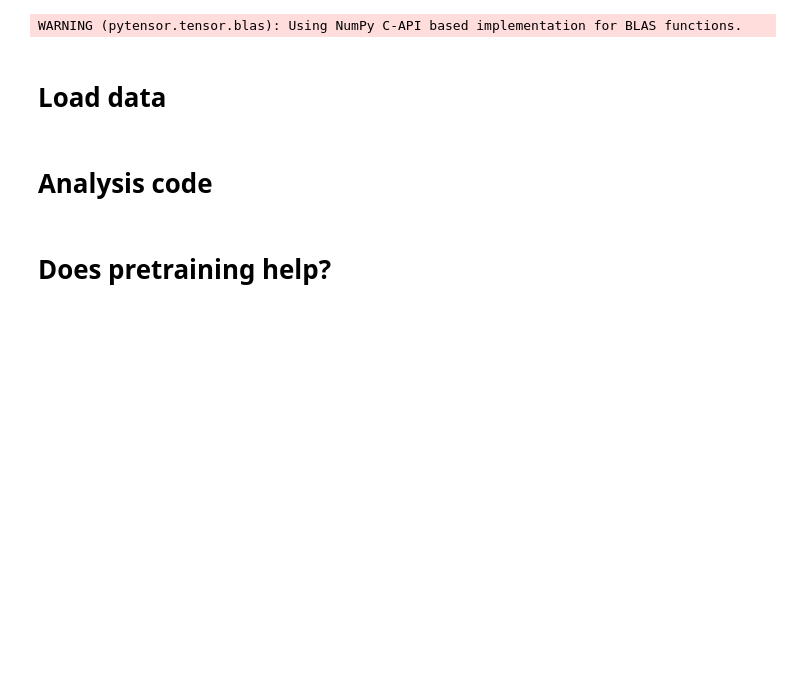
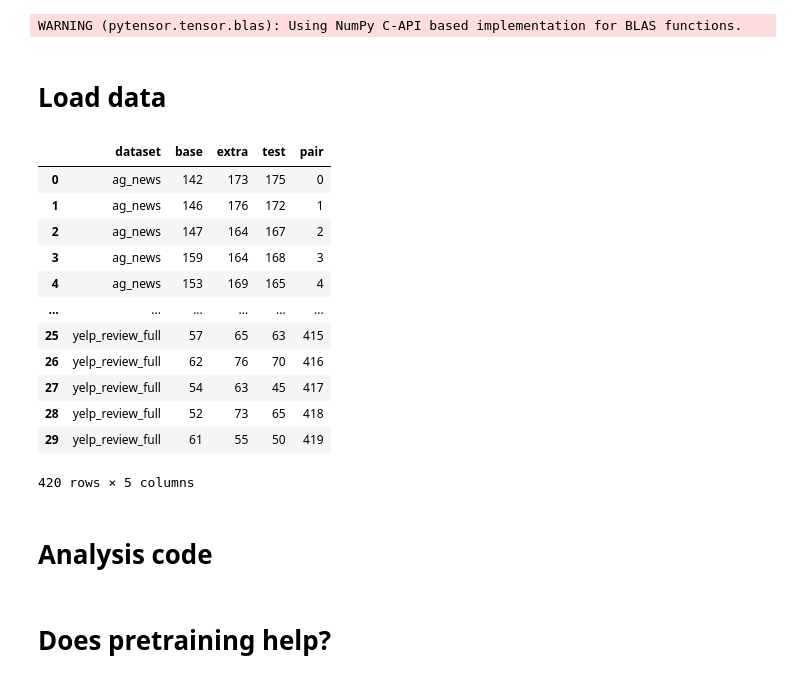
Before and after one commit to kddubey/blog, a Jupyter notebook: train_on_test_features/bert/meta_analysis.ipynb, the cells around one changed output. Saved outputs shown, nothing was run; the diff lists cells and outputs as text; code cells hidden in the pictures; blank space fills up the shorter version.

```diff
--- a/train_on_test_features/bert/meta_analysis.ipynb
+++ b/train_on_test_features/bert/meta_analysis.ipynb
@@ -30,9 +33,24 @@ accuracy_df = accuracy_df[["dataset", "base", "extra", "test"]]
 # %%
 num_test = 200  # taken from bert/run.ipynb
 num_correct_df = (accuracy_df.copy()[["base", "extra", "test"]] * num_test).astype(int, errors="raise")
 num_correct_df["dataset"] = accuracy_df["dataset"].copy()
 num_correct_df = num_correct_df[["dataset", "base", "extra", "test"]]
 num_correct_df["pair"] = range(len(num_correct_df))
+num_correct_df
+# %% [output]
+|  | dataset | base | extra | test | pair |
+| 0 | ag_news | 142 | 173 | 175 | 0 |
+| 1 | ag_news | 146 | 176 | 172 | 1 |
+| 2 | ag_news | 147 | 164 | 167 | 2 |
+| 3 | ag_news | 159 | 164 | 168 | 3 |
+| 4 | ag_news | 153 | 169 | 165 | 4 |
+| ... | ... | ... | ... | ... | ... |
+| 25 | yelp_review_full | 57 | 65 | 63 | 415 |
+| 26 | yelp_review_full | 62 | 76 | 70 | 416 |
+| 27 | yelp_review_full | 54 | 63 | 45 | 417 |
+| 28 | yelp_review_full | 52 | 73 | 65 | 418 |
+| 29 | yelp_review_full | 61 | 55 | 50 | 419 |
+420 rows × 5 columns
 # %% [markdown]
 # Analysis code
 # %%
```
Also changed, not shown: parts of 4 cells of this notebook, 1 other file.
